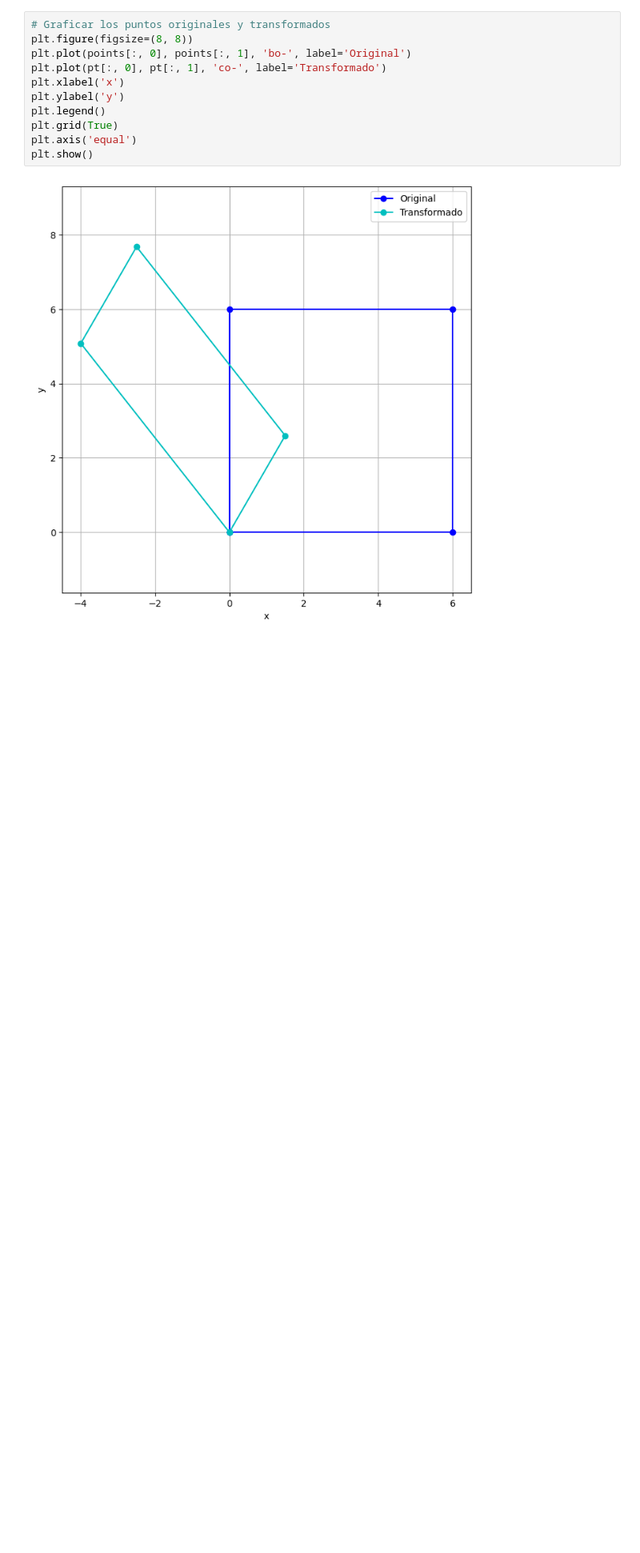
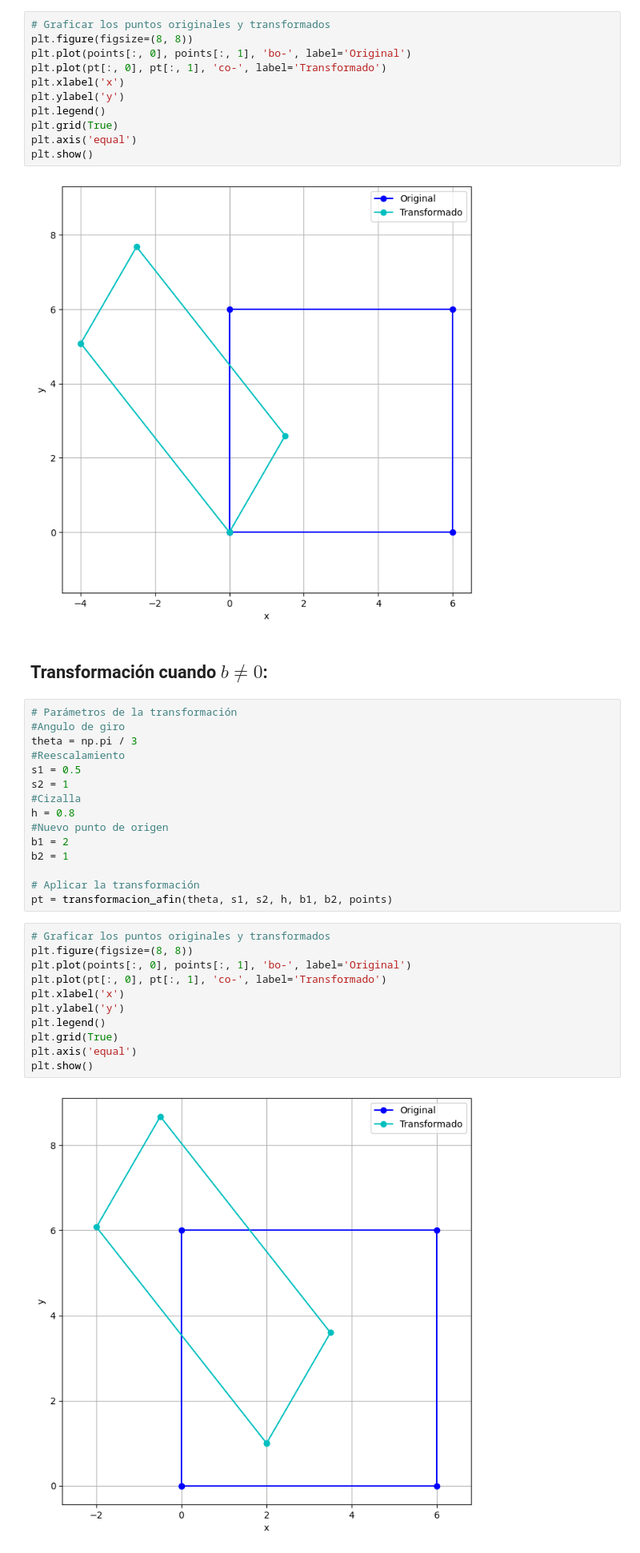
Before and after one commit to CristopherFoster/ML_Centrogeo_CEFV, a Jupyter notebook: Tarea_1_ML_CEFV.ipynb, the cells around one changed output. Shown: that part at 80% size. Cells and saved outputs as stored; diff of their text form; blank space fills up the shorter version.

```diff
--- a/Tarea_1_ML_CEFV.ipynb
+++ b/Tarea_1_ML_CEFV.ipynb
@@ -89,3 +99,33 @@ plt.axis('equal')
 plt.show()
 # %% [output]
 [figure]
+# %% [markdown]
+## Transformación cuando  $b \neq 0 $:
+# %%
+# Parámetros de la transformación
+#Angulo de giro
+theta = np.pi / 3
+#Reescalamiento
+s1 = 0.5
+s2 = 1
+#Cizalla
+h = 0.8
+#Nuevo punto de origen
+b1 = 2
+b2 = 1
+
+# Aplicar la transformación
+pt = transformacion_afin(theta, s1, s2, h, b1, b2, points)
+# %%
+# Graficar los puntos originales y transformados
+plt.figure(figsize=(8, 8))
+plt.plot(points[:, 0], points[:, 1], 'bo-', label='Original')
+plt.plot(pt[:, 0], pt[:, 1], 'co-', label='Transformado')
+plt.xlabel('x')
+plt.ylabel('y')
+plt.legend()
+plt.grid(True)
+plt.axis('equal')
+plt.show()
+# %% [output]
+[figure, added]
```
Also changed, not shown: parts of 4 cells of this notebook.
